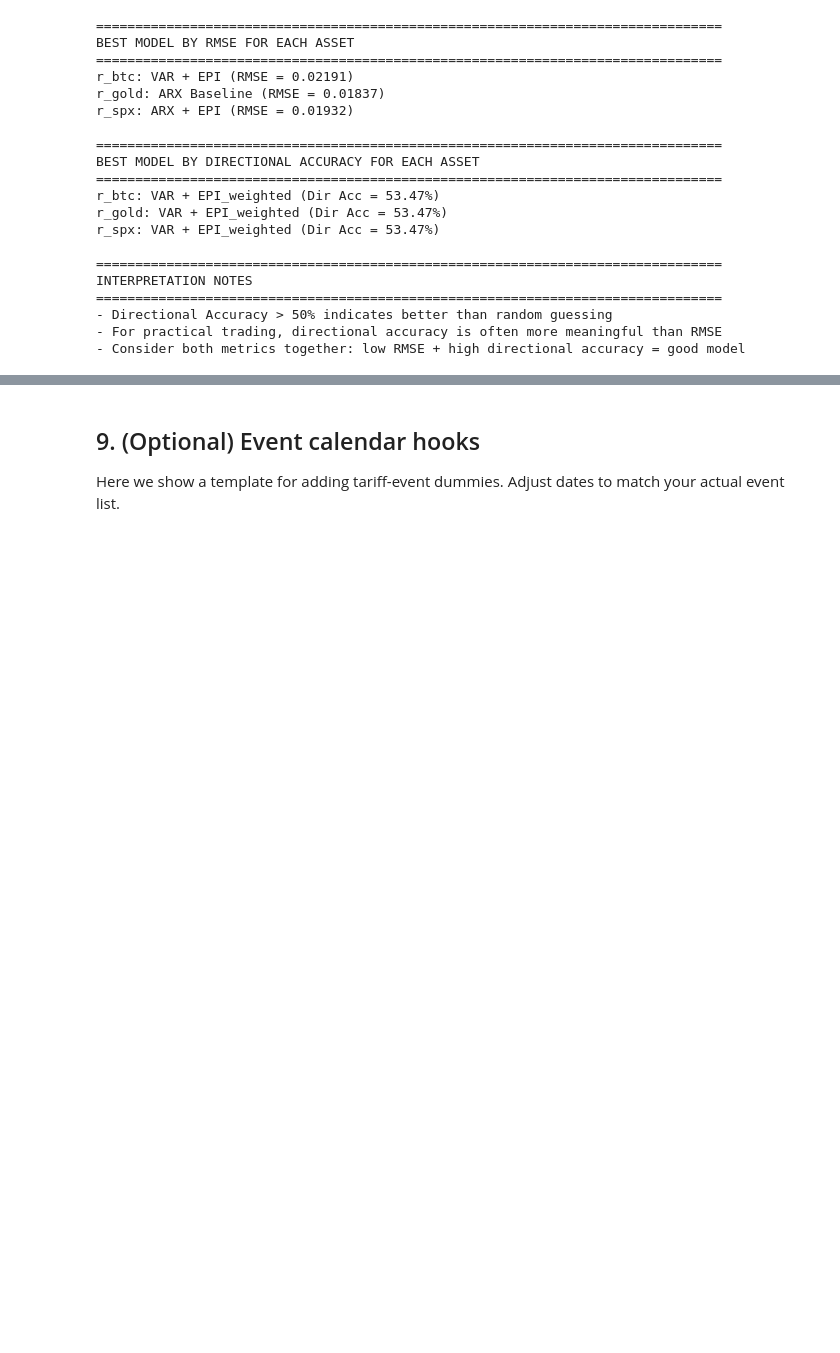
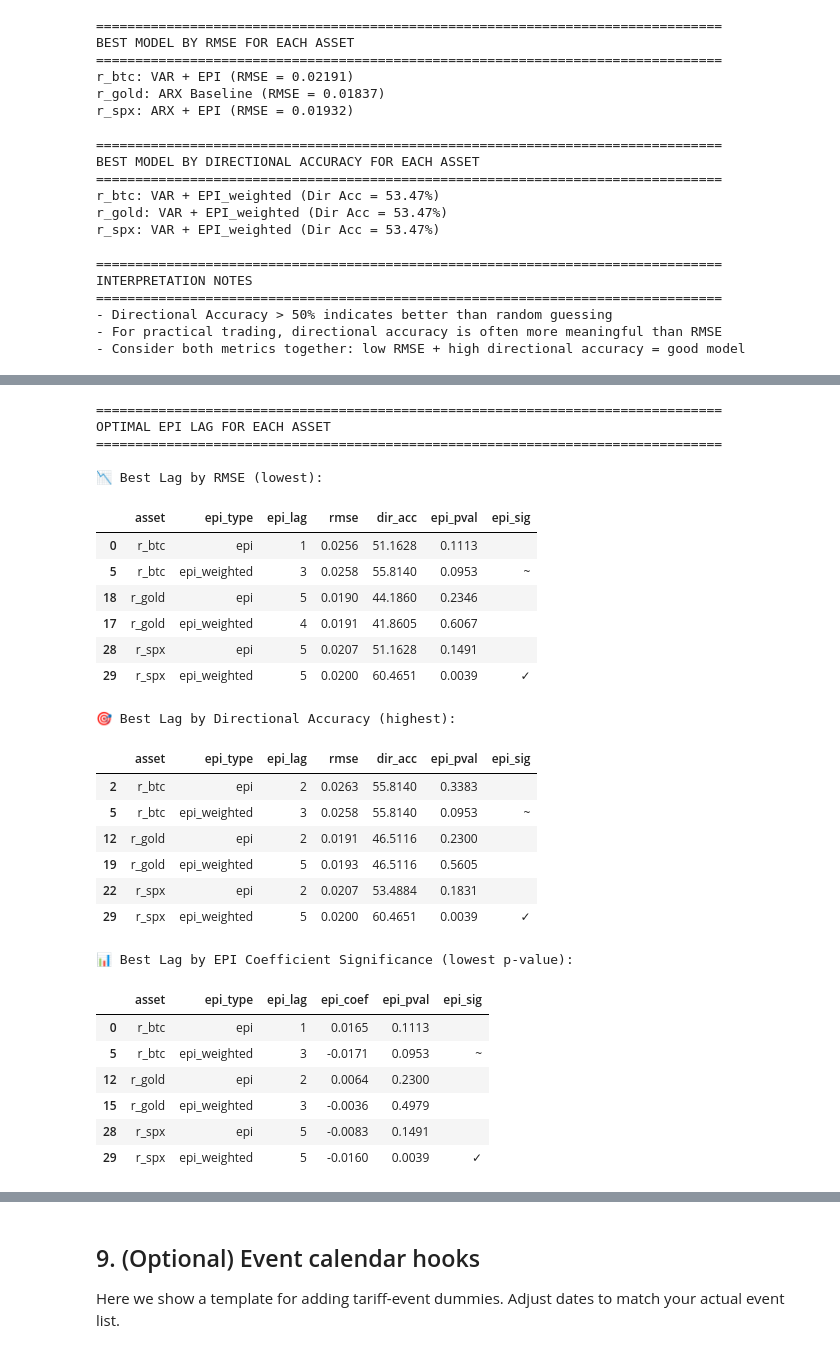
Before and after one commit to isom-ds/youtube-emotion-financial-modelling, a Jupyter notebook: 511_financial_epi_with_directional.ipynb, the cells around one changed output, grey strips where cells are left out. Cells and saved outputs as stored; diff of their text form; code cells hidden in the pictures; blank space fills up the shorter version.

```diff
--- a/511_financial_epi_with_directional.ipynb
+++ b/511_financial_epi_with_directional.ipynb
@@ -1601,0 +2398,21 @@ INTERPRETATION NOTES
+# %%
+# ============================================================
+# Create Extended EPI Lags (1-5 days)
+# ============================================================
+
+# Create lagged EPI variables up to 5 days
+max_epi_lag = 5
+data_ext = data.copy()
+
+for lag in range(1, max_epi_lag + 1):
+    data_ext[f'epi_l{lag}'] = data_ext['epi'].shift(lag)
+    data_ext[f'epi_weighted_l{lag}'] = data_ext['epi_weighted'].shift(lag)
+
+# Drop rows with NaN from lagging
+data_ext = data_ext.dropna()
+
+print(f"Extended EPI lags created (1-{max_epi_lag} days)")
+print(f"Observations after lagging: {len(data_ext)}")
+print(f"\nNew EPI columns:")
+epi_lag_cols = [c for c in data_ext.columns if c.startswith('epi_l') or c.startswith('epi_weighted_l')]
+print(epi_lag_cols)
@@ -1601,0 +2566,52 @@ INTERPRETATION NOTES
+# %%
+# ============================================================
+# Find Optimal EPI Lag for Each Asset
+# ============================================================
+
+print("=" * 80)
+print("OPTIMAL EPI LAG FOR EACH ASSET")
+print("=" * 80)
+
+# Best by RMSE
+print("\n📉 Best Lag by RMSE (lowest):")
+best_rmse_lag = lag_results_df.loc[lag_results_df.groupby(["asset", "epi_type"])["rmse"].idxmin()]
+display(best_rmse_lag[["asset", "epi_type", "epi_lag", "rmse", "dir_acc", "epi_pval", "epi_sig"]])
+
+# Best by Directional Accuracy
+print("\n🎯 Best Lag by Directional Accuracy (highest):")
+best_dir_lag = lag_results_df.loc[lag_results_df.groupby(["asset", "epi_type"])["dir_acc"].idxmax()]
+display(best_dir_lag[["asset", "epi_type", "epi_lag", "rmse", "dir_acc", "epi_pval", "epi_sig"]])
+
+# Best by EPI significance (lowest p-value)
+print("\n📊 Best Lag by EPI Coefficient Significance (lowest p-value):")
+best_sig_lag = lag_results_df.loc[lag_results_df.groupby(["asset", "epi_type"])["epi_pval"].idxmin()]
+display(best_sig_lag[["asset", "epi_type", "epi_lag", "epi_coef", "epi_pval", "epi_sig"]])
+# %% [output]
+================================================================================
+OPTIMAL EPI LAG FOR EACH ASSET
+================================================================================
+
+📉 Best Lag by RMSE (lowest):
+|  | asset | epi_type | epi_lag | rmse | dir_acc | epi_pval | epi_sig |
+| 0 | r_btc | epi | 1 | 0.0256 | 51.1628 | 0.1113 |  |
+| 5 | r_btc | epi_weighted | 3 | 0.0258 | 55.8140 | 0.0953 | ~ |
+| 18 | r_gold | epi | 5 | 0.0190 | 44.1860 | 0.2346 |  |
+| 17 | r_gold | epi_weighted | 4 | 0.0191 | 41.8605 | 0.6067 |  |
+| 28 | r_spx | epi | 5 | 0.0207 | 51.1628 | 0.1491 |  |
+| 29 | r_spx | epi_weighted | 5 | 0.0200 | 60.4651 | 0.0039 | ✓ |
+🎯 Best Lag by Directional Accuracy (highest):
+|  | asset | epi_type | epi_lag | rmse | dir_acc | epi_pval | epi_sig |
+| 2 | r_btc | epi | 2 | 0.0263 | 55.8140 | 0.3383 |  |
+| 5 | r_btc | epi_weighted | 3 | 0.0258 | 55.8140 | 0.0953 | ~ |
+| 12 | r_gold | epi | 2 | 0.0191 | 46.5116 | 0.2300 |  |
+| 19 | r_gold | epi_weighted | 5 | 0.0193 | 46.5116 | 0.5605 |  |
+| 22 | r_spx | epi | 2 | 0.0207 | 53.4884 | 0.1831 |  |
+| 29 | r_spx | epi_weighted | 5 | 0.0200 | 60.4651 | 0.0039 | ✓ |
+📊 Best Lag by EPI Coefficient Significance (lowest p-value):
+|  | asset | epi_type | epi_lag | epi_coef | epi_pval | epi_sig |
+| 0 | r_btc | epi | 1 | 0.0165 | 0.1113 |  |
+| 5 | r_btc | epi_weighted | 3 | -0.0171 | 0.0953 | ~ |
+| 12 | r_gold | epi | 2 | 0.0064 | 0.2300 |  |
+| 15 | r_gold | epi_weighted | 3 | -0.0036 | 0.4979 |  |
+| 28 | r_spx | epi | 5 | -0.0083 | 0.1491 |  |
+| 29 | r_spx | epi_weighted | 5 | -0.0160 | 0.0039 | ✓ |
```
Also changed, not shown: parts of 25 cells of this notebook.
